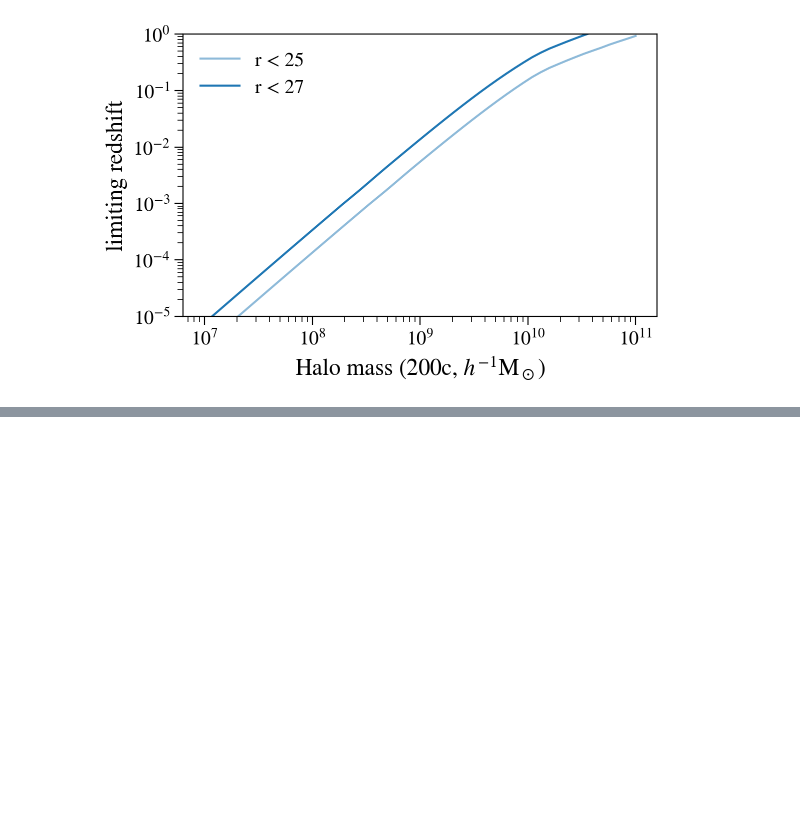
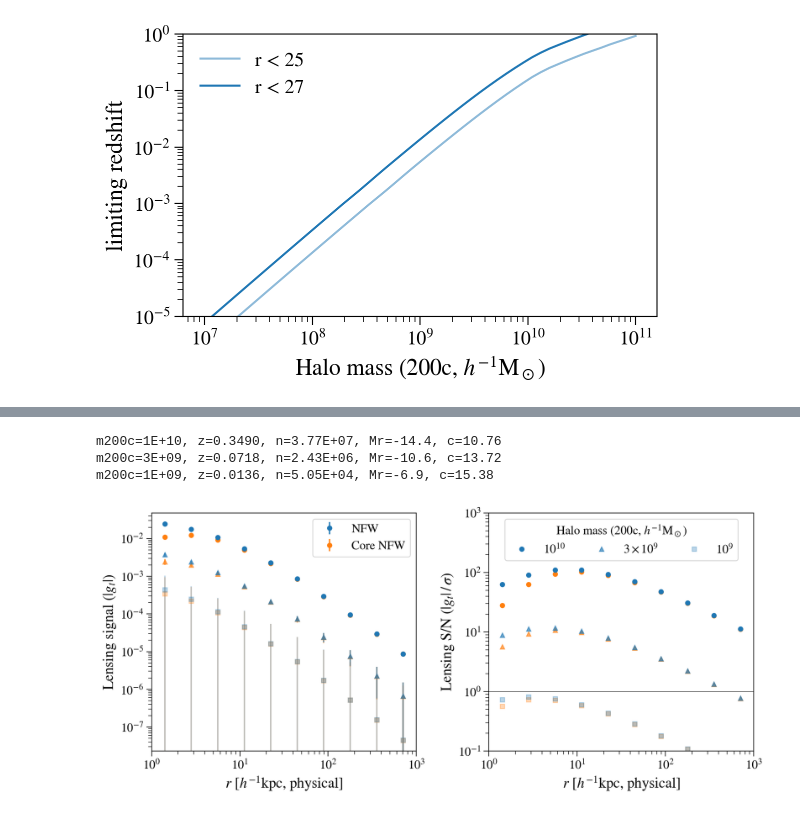
Before and after one commit to lsstdarkmatter/dwarf-halo-mass, a Jupyter notebook: lensing/llnl-workshop/lsst dwarf lensing.ipynb, the cells around one changed output, grey strips where cells are left out. Cells and saved outputs as stored; diff of their text form; code cells hidden in the pictures; blank space fills up the shorter version.

```diff
--- a/lensing/llnl-workshop/lsst dwarf lensing.ipynb
+++ b/lensing/llnl-workshop/lsst dwarf lensing.ipynb
@@ -14,6 +22,6 @@ galsim_cosmo = galsim.Cosmology(omega_m=cosmo.Om0, omega_lam=1-cosmo.Om0)
 # %%
-DATA_DIR = os.curdir
-#DATA_DIR = '../SAGA/data/'
+#DATA_DIR = os.curdir
+DATA_DIR = '../SAGA/data/'
 OUTPUT_DIR = os.path.join(os.getenv('HOME', os.curdir), 'Downloads')
 # %% [markdown]
 ## construct halo mass -- luminosity relation
@@ -39,7 +46,7 @@ plt.semilogx(m, log_mass_to_Mr(np.log10(m)))
 ## limiting redshift
 # %%
 z = np.concatenate([np.logspace(-6, -3, 31), np.linspace(0.001, 3, 1001)[1:]])
-mu = cosmo.distmod(z).to('mag').value
+mu = cosmo.distanceModulus(z)
 distmod_to_z = interp1d(mu, z,'cubic')
 # %%
 fig, ax = plt.subplots(nrows=2, sharex=True, gridspec_kw={'hspace': 0, 'height_ratios':[2,1]})
@@ -86,8 +93,14 @@ z_s = 1.2
 n_eff = 50.0 # per arcmin^2
 sigma_gamma = 0.25 # per component
 # %%
-rp_bin_edges = np.logspace(1, 3, 21)
+rp_bin_edges = np.logspace(0, 3, 11)
 rp_bin_mid = np.sqrt(rp_bin_edges[1:] * rp_bin_edges[:-1])
+# %%
+def Simga_cr(z_lens, z_source):
+    DA_source = cosmo_astropy.angular_diameter_distance(z_source)
+    DA_lens = cosmo_astropy.angular_diameter_distance(z_lens)
+    DA_sl = cosmo_astropy.angular_diameter_distance_z1z2(z_lens, z_source)
+    return (DA_source / (DA_lens * DA_sl * (1.0 + z_lens)**2.0) * (const.c * const.c / (4 * np.pi * const.G))).to("Msun / kpc**2").value / cosmo.h
 # %%
 def signal_to_noise(target_halo_mass):
     Mr = log_mass_to_Mr(np.log10(target_halo_mass))
@@ -141,0 +172,42 @@ m200c=1E+09, z=0.014, n=1.63E+05, Mr=-6.9
+# %%
+fig, ax = plt.subplots(ncols=2, figsize=(11,5))
+
+g1, g2, shape_noise = signal_to_noise(1e10)
+
+ax[0].errorbar(rp_bin_mid, g1, yerr=shape_noise, c='C0', label='NFW', alpha=1, marker='o', ls='', ms=5, zorder=99)
+ax[0].errorbar(rp_bin_mid, g2, yerr=shape_noise, c='C1', label='Core NFW', alpha=1, marker='o', ls='', ms=5)
+ax[1].loglog(rp_bin_mid, g2/shape_noise, c='C1', alpha=1, marker='o', ls='', ms=5)
+ax[1].loglog(rp_bin_mid, g1/shape_noise, label='$10^{10}$', c='C0', alpha=1, marker='o', ls='', ms=5)
+g1, g2, shape_noise = signal_to_noise(3e9)
+ax[0].errorbar(rp_bin_mid, g2, yerr=shape_noise, c='C1', alpha=0.65, marker='^', ls='', ms=5)
+ax[0].errorbar(rp_bin_mid, g1, yerr=shape_noise, c='C0', alpha=0.65, marker='^', ls='', ms=5)
+ax[1].loglog(rp_bin_mid, g2/shape_noise, c='C1', alpha=0.65, marker='^', ls='', ms=5)
+ax[1].loglog(rp_bin_mid, g1/shape_noise, label='$3\\times10^9$', c='C0', alpha=0.65, marker='^', ls='', ms=5)
+g1, g2, shape_noise = signal_to_noise(1e9)
+ax[0].errorbar(rp_bin_mid, g2, yerr=shape_noise, c='C1', alpha=0.3, marker='s', ls='', ms=5)
+ax[0].errorbar(rp_bin_mid, g1, yerr=shape_noise, c='C0', alpha=0.3, marker='s', ls='', ms=5)
+ax[1].loglog(rp_bin_mid, g2/shape_noise, c='C1', alpha=0.3, marker='s', ls='', ms=5)
+ax[1].loglog(rp_bin_mid, g1/shape_noise, label='$10^9$', c='C0', alpha=0.3, marker='s', ls='', ms=5)
+
+
+ax[0].set_xscale('log')
+ax[0].set_yscale('log')
+ax[0].set_xlabel('$r$ [$h^{-1}$kpc, physical]')
+ax[0].set_ylabel('Lensing signal ($|g_t|$)')
+ax[1].set_xlabel('$r$ [$h^{-1}$kpc, physical]')
+ax[1].set_ylabel('Lensing S/N ($|g_t|\,/\,\sigma$)')
+ax[0].legend(frameon=True)
+ax[1].legend(title='Halo mass (200c, $h^{-1}{\\rm M}_\\odot$)', ncol=3, loc='upper center', frameon=True)
+ax[0].set_xlim(1, 1000)
+ax[1].set_xlim(1, 1000)
+
+ax[1].set_ylim(1e-1, 1000)
+
+ax[1].axhline(1, c='k', lw=0.5)
+fig.tight_layout()
+fig.savefig(os.path.join(OUTPUT_DIR, 'halo_mass_lensing_sn.pdf'))
+# %% [output]
+m200c=1E+10, z=0.3490, n=3.77E+07, Mr=-14.4, c=10.76
+m200c=3E+09, z=0.0718, n=2.43E+06, Mr=-10.6, c=13.72
+m200c=1E+09, z=0.0136, n=5.05E+04, Mr=-6.9, c=15.38
+[figure, added]
```
Also changed, not shown: parts of 8 cells of this notebook.
